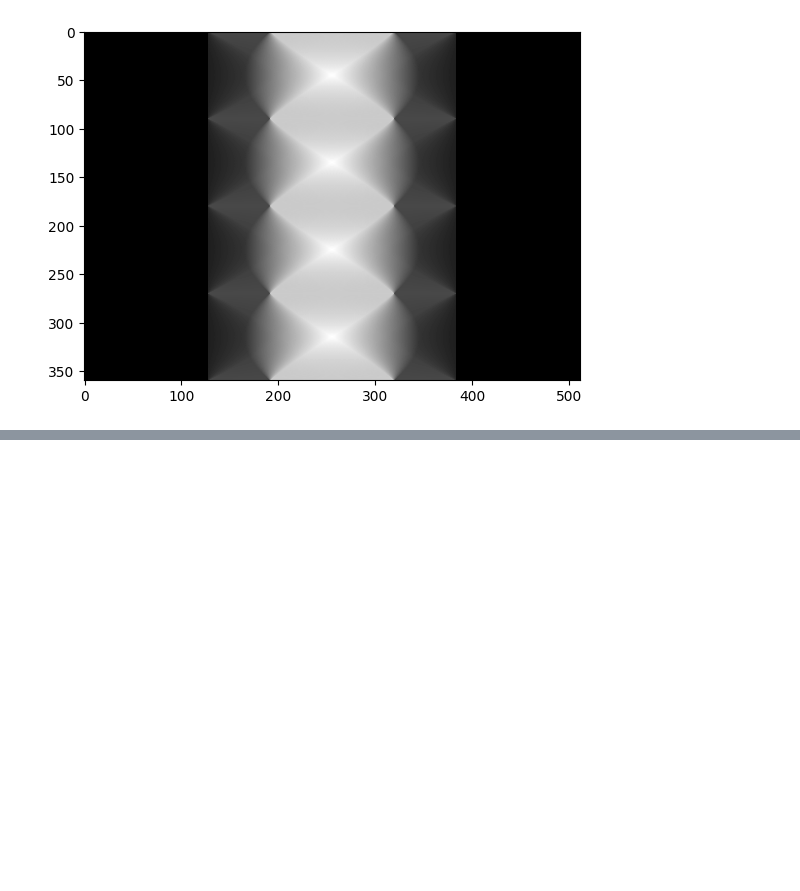
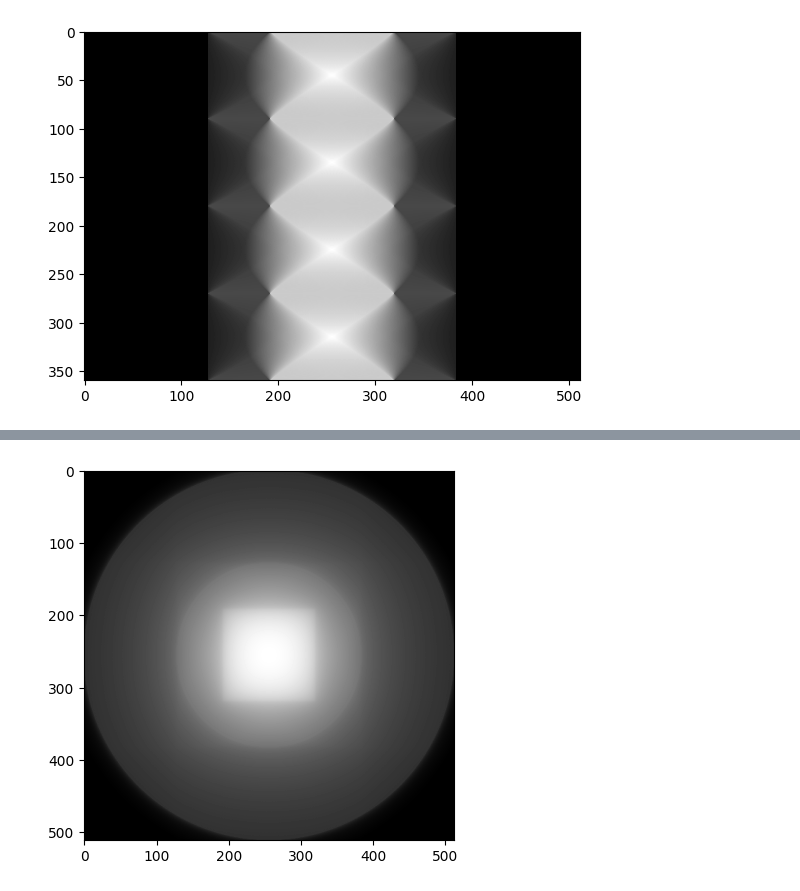
Before and after one commit to Leo00010011/IPBMI_Notebooks, a Jupyter notebook: E8/IPBMA_8_CT-Slice-Reconstruction.ipynb, the cells around one changed output, grey strips where cells are left out. Saved outputs shown, nothing was run; the diff lists cells and outputs as text; code cells hidden in the pictures; blank space fills up the shorter version.

Commit message:
finish reconstructor

```diff
--- a/E8/IPBMA_8_CT-Slice-Reconstruction.ipynb
+++ b/E8/IPBMA_8_CT-Slice-Reconstruction.ipynb
@@ -43,3 +31,29 @@ rImage= reconstructor(pSinograma, 8)
+# %%
+# RECONSTRUCTOR
+# 8 Projections, just to check
+from PIL import Image
+
+def reconstructor(sinogram, nProj):
+    rows, columns = sinogram.shape
+    reconstructed_image = np.zeros((columns, columns))
+
+    if nProj < rows:
+        space = rows // nProj
+        projections = sinogram[::space]
+    else:
+        projections = sinogram
+
+    angles = np.linspace(0, 360, len(projections), endpoint=False)
+    for i, angle in enumerate(angles):
+        projection = projections[i]
+        projection_img = np.tile(projection, (columns, 1))
+        projection_pil = Image.fromarray((projection_img * 255).astype(np.uint8))
+        rotated_projection = projection_pil.rotate(angle)
+        rotated_projection_np = np.array(rotated_projection)
+        reconstructed_image += rotated_projection_np
+    return reconstructed_image
+
+rImage= reconstructor(pSinograma, 8)
 # %%
 pyplot.imshow(rImage, cmap="gray")
 pyplot.show()
@@ -45,0 +62,10 @@ pyplot.show()
+# %%
+# RECONSTRUCTOR
+
+nProjections= 360
+rImage= reconstructor(pSinograma, nProjections)
+# %%
+pyplot.imshow(rImage, cmap="gray")
+pyplot.show()
+# %% [output]
+[figure, added]
```
Also changed, not shown: parts of 8 cells of this notebook, 2 other files.
